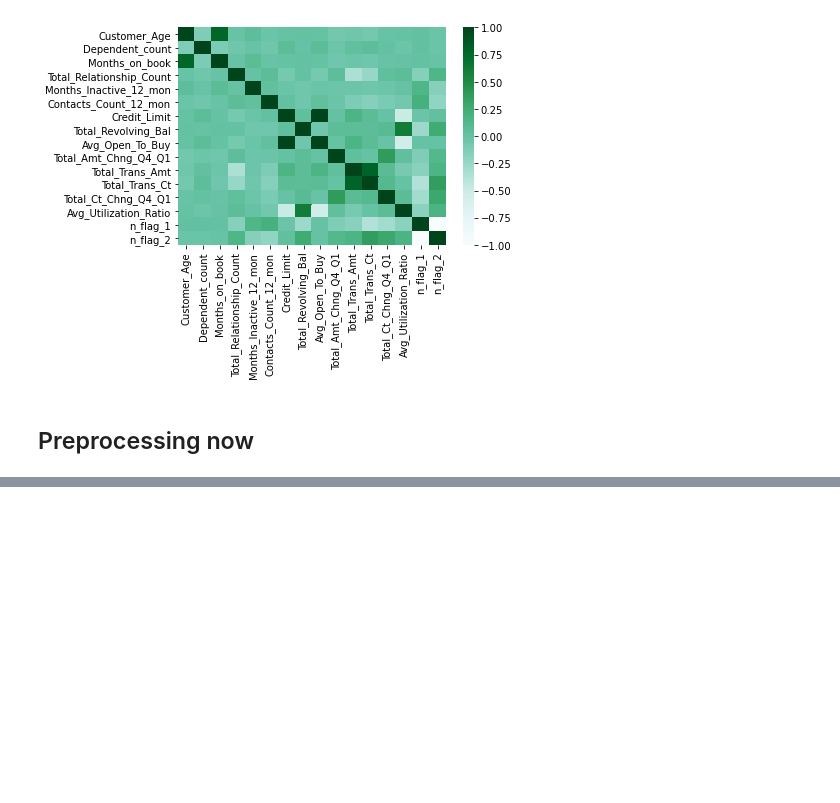
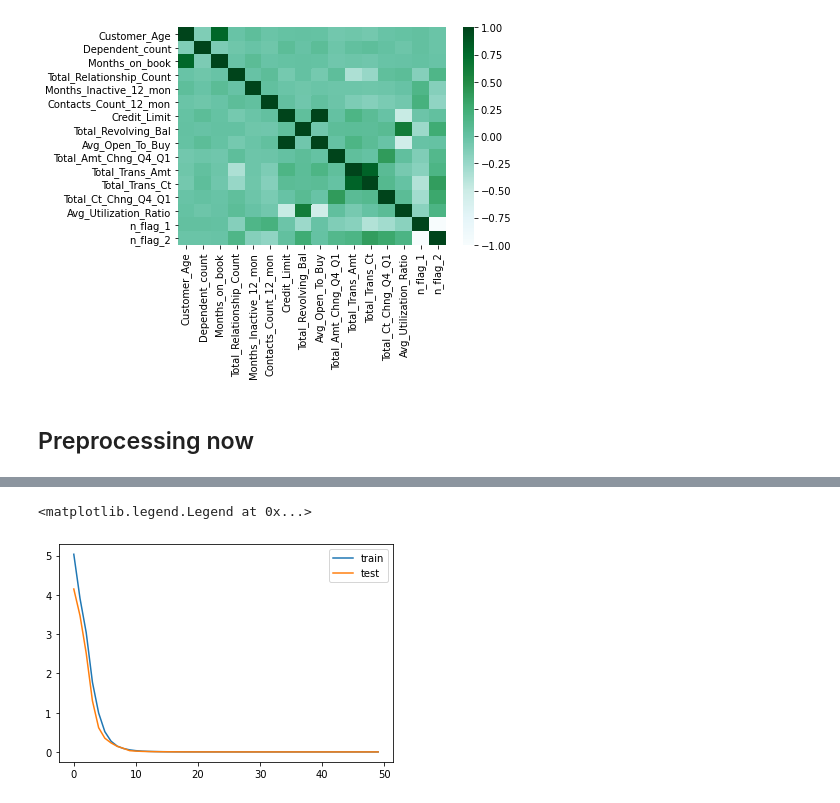
Before and after one commit to Kidchris/Lesson, a Jupyter notebook: bankChurners.ipynb, the cells around one changed output, grey strips where cells are left out. Drawn from its saved outputs; the diff is of its cells as text; code cells hidden in the pictures; blank space fills up the shorter version.

```diff
--- a/bankChurners.ipynb
+++ b/bankChurners.ipynb
@@ -239,10 +186,0 @@ Matrix de confusion :
-# %%
-# pipeline
-from sklearn.model_selection import GridSearchCV
-from sklearn.preprocessing import MinMaxScaler,PolynomialFeatures, StandardScaler
-from sklearn.decomposition import PCA
-
-pipeline = make_pipeline(StandardScaler(), model)
-
-grid = GridSearchCV(pipeline, param_grid={}, cv=5)
-grid.fit(X_train, y_train)
@@ -267,0 +187,3 @@ sns.heatmap(confusion_matrix(y_test, prediction), annot=True, cbar=False)
+# %%
+X_train= prepro.standar(X_train)
+X_test = prepro.standar(X_test)
@@ -267,0 +194,7 @@ sns.heatmap(confusion_matrix(y_test, prediction), annot=True, cbar=False)
+# %%
+model = tf.keras.models.Sequential()
+model.add(tf.keras.layers.Input(X_train.shape[1],))
+model.add(tf.keras.layers.Dense(1, activation='relu'))
+model.compile(loss='binary_crossentropy', metrics='accuracy', optimizer="adam")
+# %%
+result = model.fit(X_train, y_train, validation_data=(X_test, y_test), epochs=50)
@@ -267,0 +229,7 @@ sns.heatmap(confusion_matrix(y_test, prediction), annot=True, cbar=False)
+# %%
+plt.plot(result.history['loss'], label='train')
+plt.plot(result.history['val_loss'], label='test')
+plt.legend()
+# %% [output]
+<matplotlib.legend.Legend at 0x...>
+[figure, added]
```
Also changed, not shown: parts of 25 cells of this notebook.
